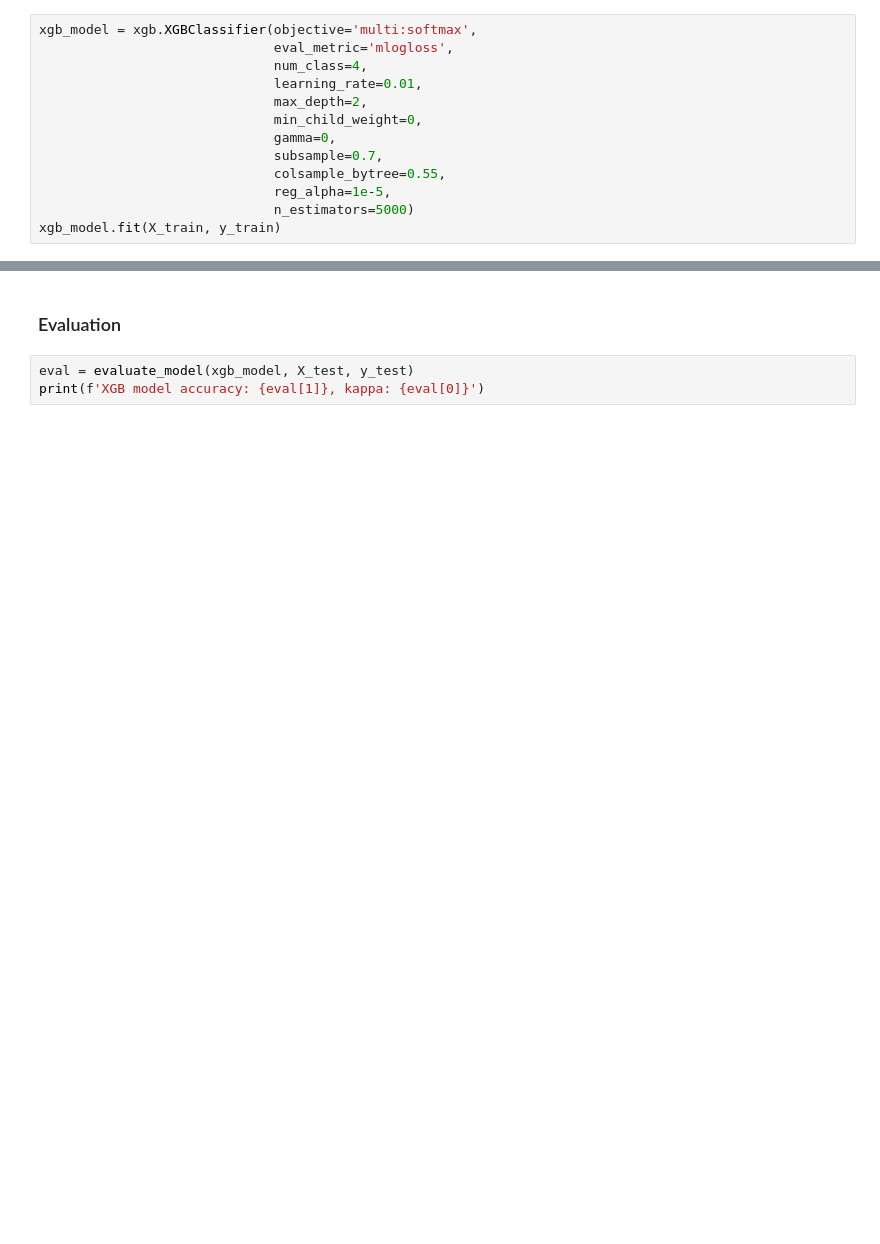
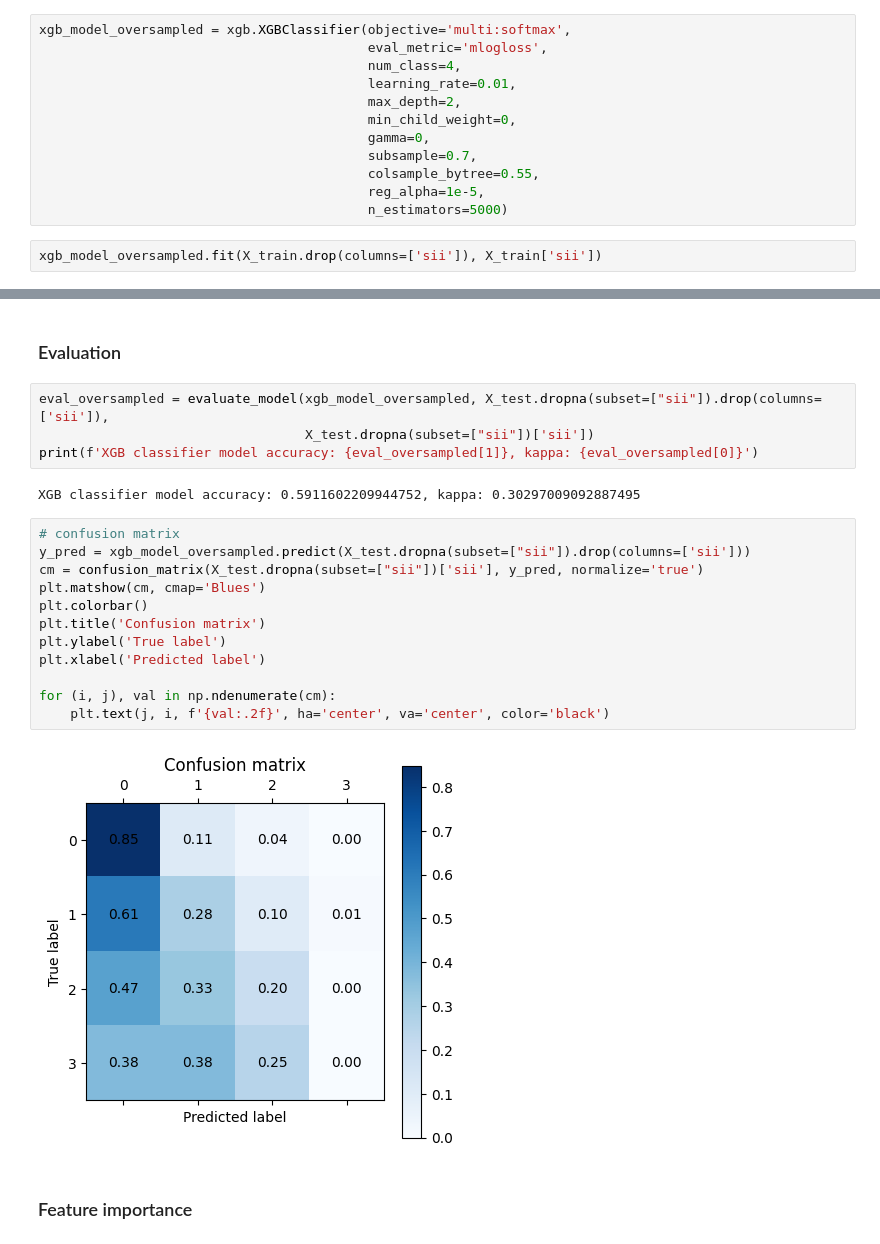
Before and after one commit to vicquad/ml24_cmi, a Jupyter notebook: main.ipynb, the cells around one changed output, grey strips where cells are left out. Cells and saved outputs as stored; diff of their text form; blank space fills up the shorter version.

```diff
--- a/main.ipynb
+++ b/main.ipynb
@@ -78,15 +131,16 @@ categorical_features = [feature for feature in categorical_features if feature i
 # %% [markdown]
 ### Model
 # %%
-xgb_model = xgb.XGBClassifier(objective='multi:softmax',
-                              eval_metric='mlogloss',
-                              num_class=4,
-                              learning_rate=0.01,
-                              max_depth=2,
-                              min_child_weight=0,
-                              gamma=0,
-                              subsample=0.7,
-                              colsample_bytree=0.55,
-                              reg_alpha=1e-5,
-                              n_estimators=5000)
-xgb_model.fit(X_train, y_train)
+xgb_model_oversampled = xgb.XGBClassifier(objective='multi:softmax',
+                                          eval_metric='mlogloss',
+                                          num_class=4,
+                                          learning_rate=0.01,
+                                          max_depth=2,
+                                          min_child_weight=0,
+                                          gamma=0,
+                                          subsample=0.7,
+                                          colsample_bytree=0.55,
+                                          reg_alpha=1e-5,
+                                          n_estimators=5000)
+# %%
+xgb_model_oversampled.fit(X_train.drop(columns=['sii']), X_train['sii'])
@@ -93,5 +159,24 @@ xgb_model.fit(X_train, y_train)
 # %% [markdown]
 ### Evaluation
 # %%
-eval = evaluate_model(xgb_model, X_test, y_test)
-print(f'XGB model accuracy: {eval[1]}, kappa: {eval[0]}')
+eval_oversampled = evaluate_model(xgb_model_oversampled, X_test.dropna(subset=["sii"]).drop(columns=['sii']),
+                                  X_test.dropna(subset=["sii"])['sii'])
+print(f'XGB classifier model accuracy: {eval_oversampled[1]}, kappa: {eval_oversampled[0]}')
+# %% [output]
+XGB classifier model accuracy: 0.5911602209944752, kappa: 0.30297009092887495
+# %%
+# confusion matrix
+y_pred = xgb_model_oversampled.predict(X_test.dropna(subset=["sii"]).drop(columns=['sii']))
+cm = confusion_matrix(X_test.dropna(subset=["sii"])['sii'], y_pred, normalize='true')
+plt.matshow(cm, cmap='Blues')
+plt.colorbar()
+plt.title('Confusion matrix')
+plt.ylabel('True label')
+plt.xlabel('Predicted label')
+
+for (i, j), val in np.ndenumerate(cm):
+    plt.text(j, i, f'{val:.2f}', ha='center', va='center', color='black')
+# %% [output]
+[figure, added]
+# %% [markdown]
+### Feature importance
```
Also changed, not shown: parts of 26 cells of this notebook, 2 other files.
